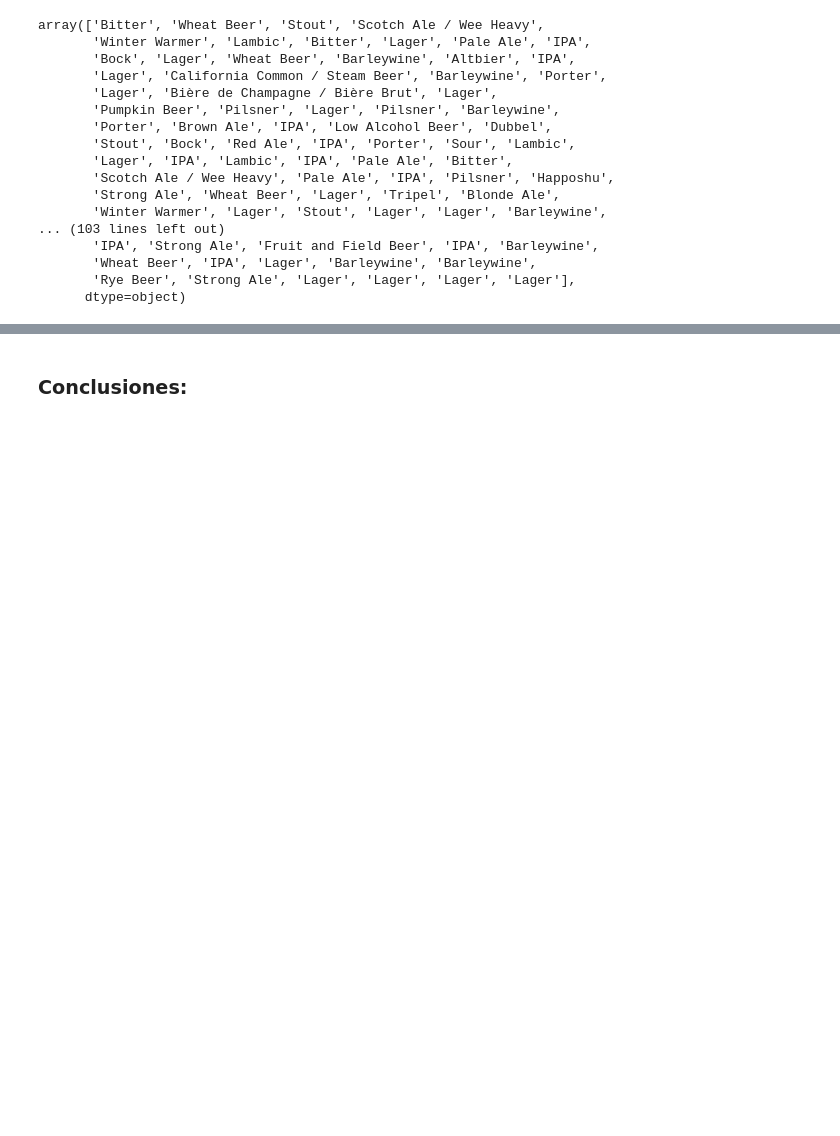
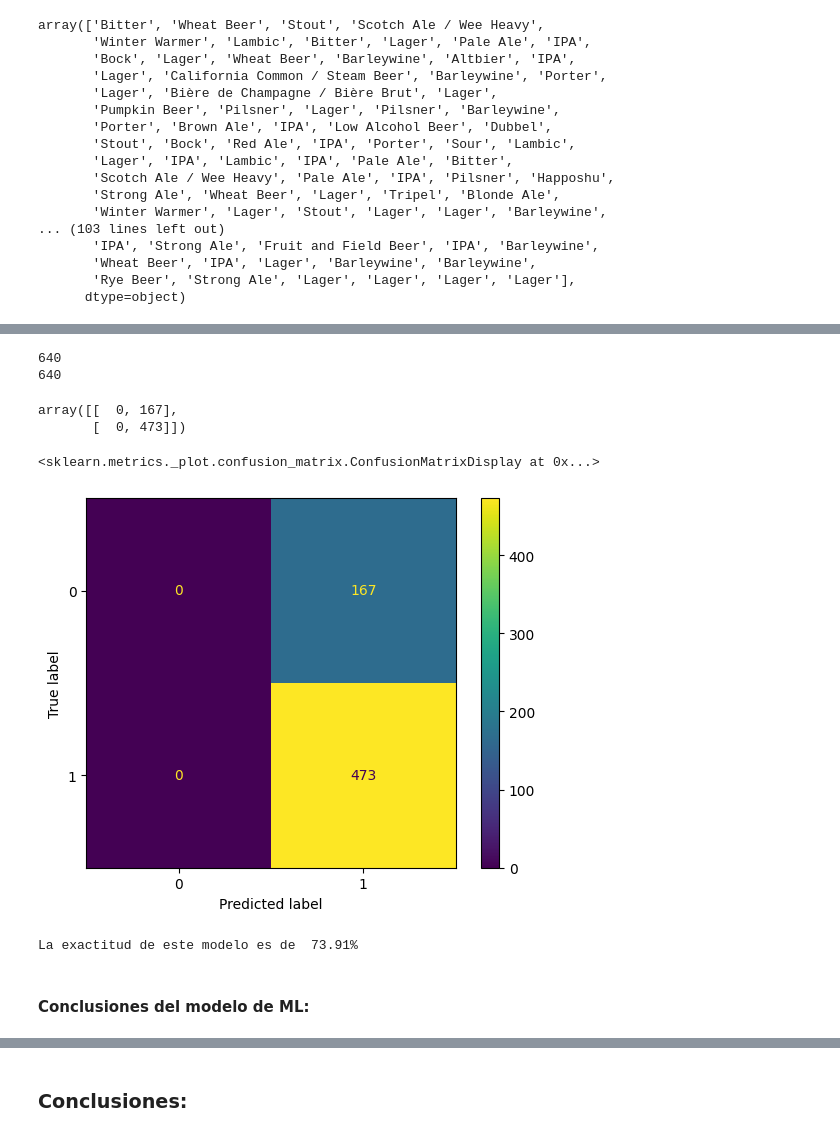
Before and after one commit to JMRRT1992/Coderhouse, a Jupyter notebook: Proyecto/Data/Raw/Entrega 5/ProyectoDS_ParteIII_ReyesRetanaT.ipynb, the cells around one changed output, grey strips where cells are left out. Cells and saved outputs as stored; diff of their text form; code cells hidden in the pictures; blank space fills up the shorter version.

```diff
--- a/Proyecto/Data/Raw/Entrega 5/ProyectoDS_ParteIII_ReyesRetanaT.ipynb
+++ b/Proyecto/Data/Raw/Entrega 5/ProyectoDS_ParteIII_ReyesRetanaT.ipynb
@@ -902,0 +898,3 @@ ValueError: Found input variables with inconsistent numbers of samples: [2557, 6
+# %%
+entre1 = y_test['Style'].to_numpy()
+entre1
@@ -902,0 +919,35 @@ ValueError: Found input variables with inconsistent numbers of samples: [2557, 6
+# %%
+print(len(entre1))
+print(len(predicciones))
+# %% [output]
+640
+640
+# %%
+pred1 = []
+resp1 = []
+for i in range(len(entre1)):
+    if entre1[i] == predicciones[i]:
+        pred1.append(1)
+    else:
+        pred1.append(0)
+    resp1.append(1)
+# %%
+matriz1 = metrics.confusion_matrix(pred1, resp1)
+matriz1
+# %% [output]
+array([[  0, 167],
+       [  0, 473]])
+# %%
+disp1 = metrics.ConfusionMatrixDisplay(confusion_matrix = matriz1)
+disp1.plot()
+# %% [output]
+<sklearn.metrics._plot.confusion_matrix.ConfusionMatrixDisplay at 0x...>
+[figure, added]
+# %%
+exactitud1 = ((473/640)*100)
+# Precisión y exactitud son iguales para este modelo, así como la sensibilidad, la especificdad será el inverso de la sensibilidad.
+print(f"La exactitud de este modelo es de {exactitud1 : .2f}%")
+# %% [output]
+La exactitud de este modelo es de  73.91%
+# %% [markdown]
+#### Conclusiones del modelo de ML:
```
Also changed, not shown: parts of 3 cells of this notebook.
